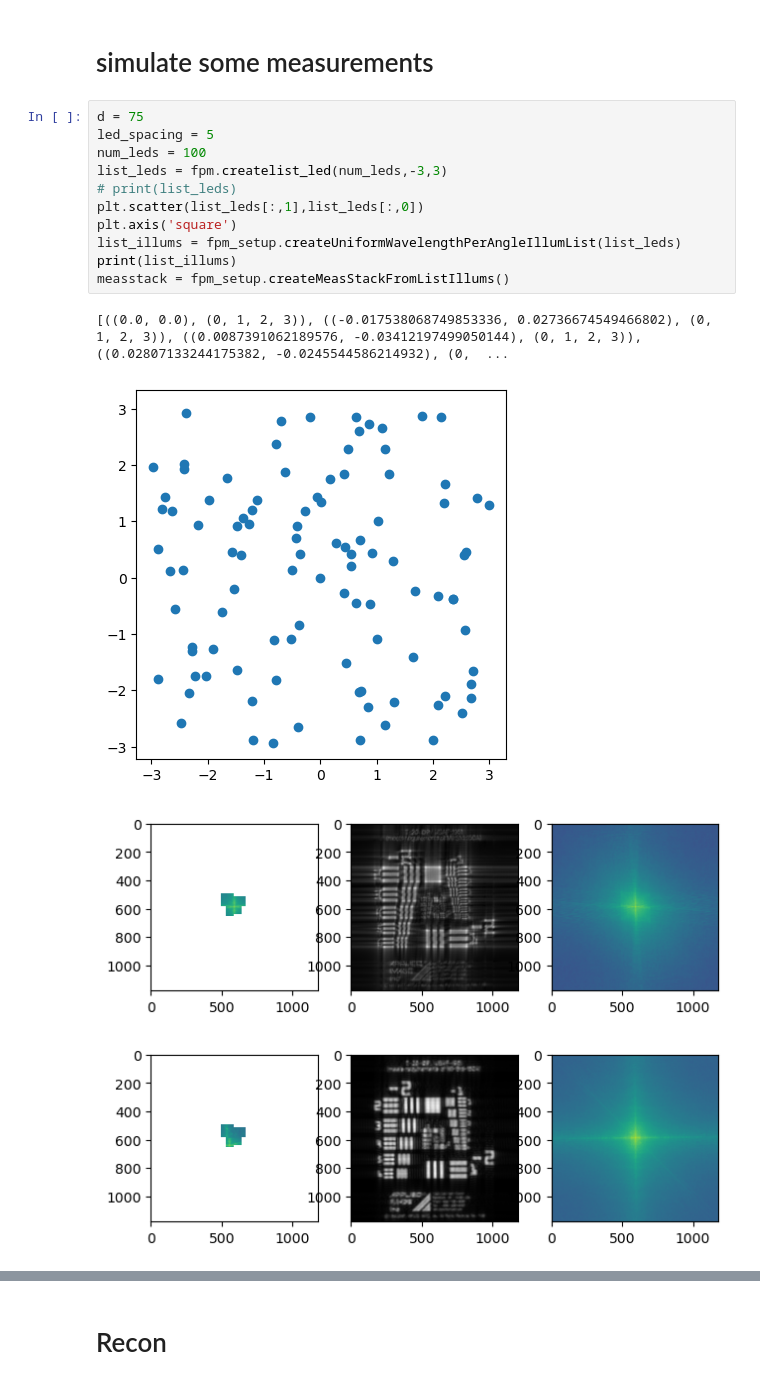
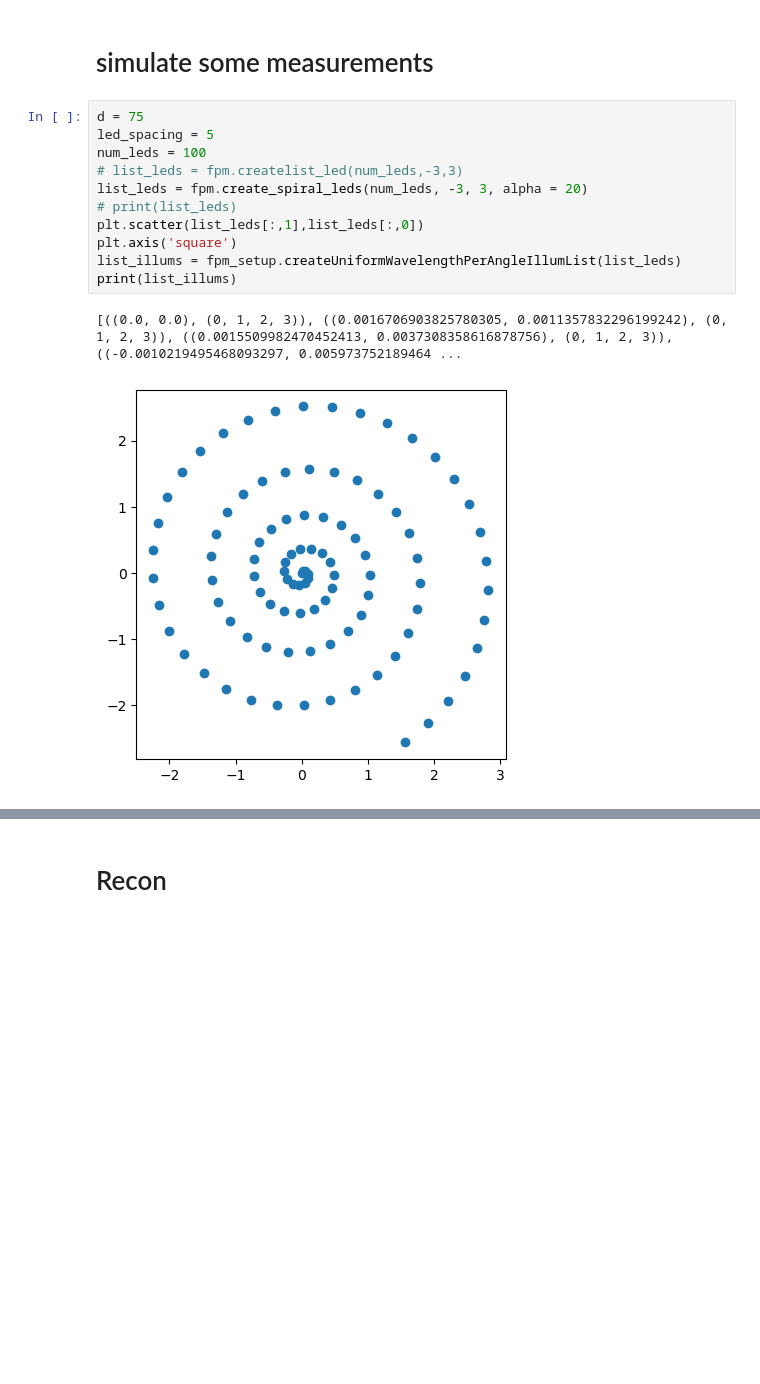
Before and after one commit to neerja/spectral_fourier_ptychography, a Jupyter notebook: spectralfpm_sim.ipynb, the cells around one changed output, grey strips where cells are left out. Saved outputs shown, nothing was run; the diff lists cells and outputs as text; blank space fills up the shorter version.

Commit message:
added wandb plotting. added spiral led illumination

```diff
--- a/spectralfpm_sim.ipynb
+++ b/spectralfpm_sim.ipynb
@@ -100,16 +100,14 @@ tensor([[[0., 0., 0.,  ..., 0., 0., 0.],
 # %%
 d = 75
 led_spacing = 5
 num_leds = 100
-list_leds = fpm.createlist_led(num_leds,-3,3)
+# list_leds = fpm.createlist_led(num_leds,-3,3)
+list_leds = fpm.create_spiral_leds(num_leds, -3, 3, alpha = 20)
 # print(list_leds)
 plt.scatter(list_leds[:,1],list_leds[:,0])
 plt.axis('square')
 list_illums = fpm_setup.createUniformWavelengthPerAngleIllumList(list_leds)
 print(list_illums)
-measstack = fpm_setup.createMeasStackFromListIllums()
 # %% [output]
-[((0.0, 0.0), (0, 1, 2, 3)), ((-0.017538068749853336, 0.02736674549466802), (0, 1, 2, 3)), ((0.0087391062189576, -0.03412197499050144), (0, 1, 2, 3)), ((0.02807133244175382, -0.0245544586214932), (0,  ...
+[((0.0, 0.0), (0, 1, 2, 3)), ((0.0016706903825780305, 0.0011357832296199242), (0, 1, 2, 3)), ((0.0015509982470452413, 0.0037308358616878756), (0, 1, 2, 3)), ((-0.0010219495468093297, 0.005973752189464 ...
-[figure, old version]
+[figure, new version]
-[figure, removed]
-[figure, removed]
```
Also changed, not shown: parts of 7 cells of this notebook, 1 other file.
